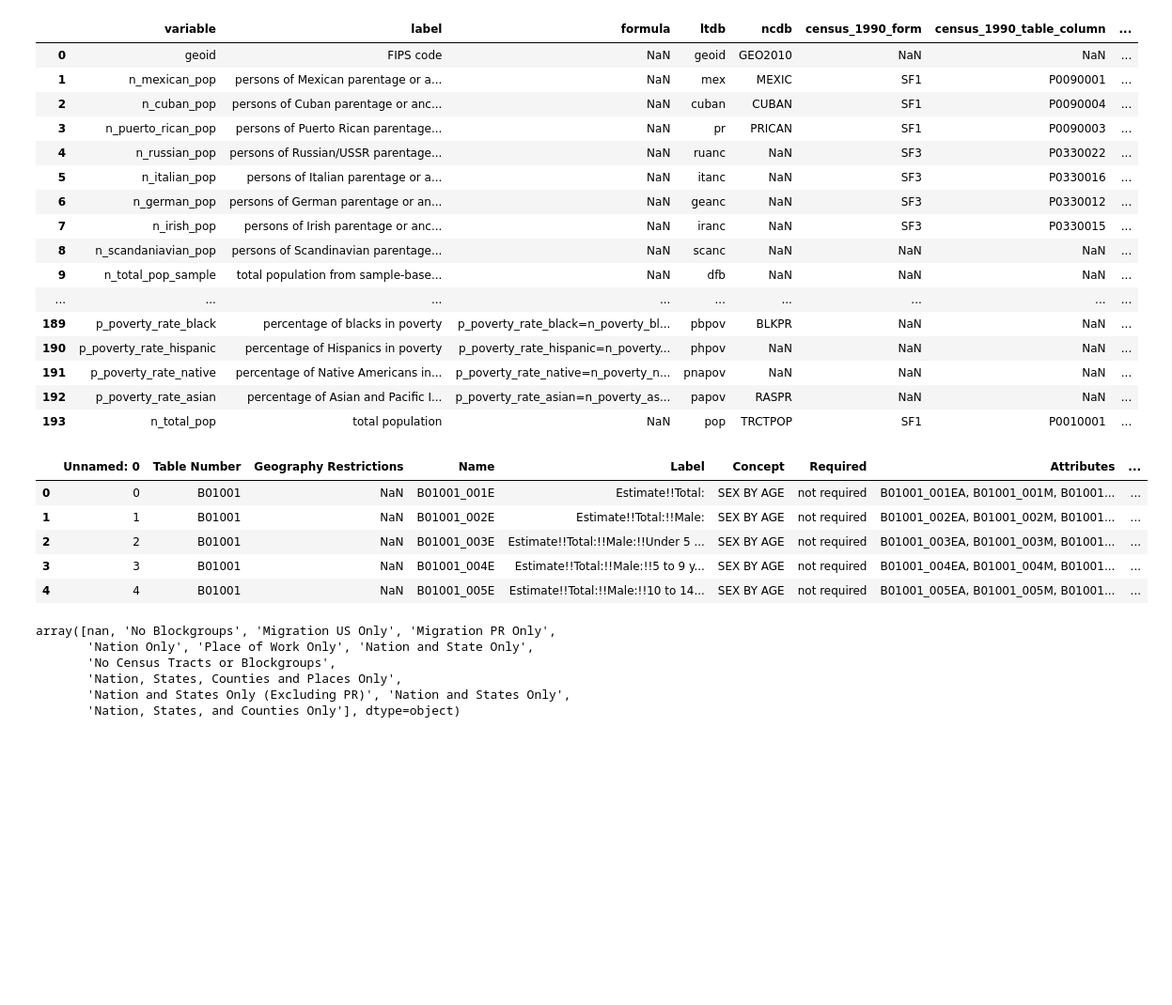
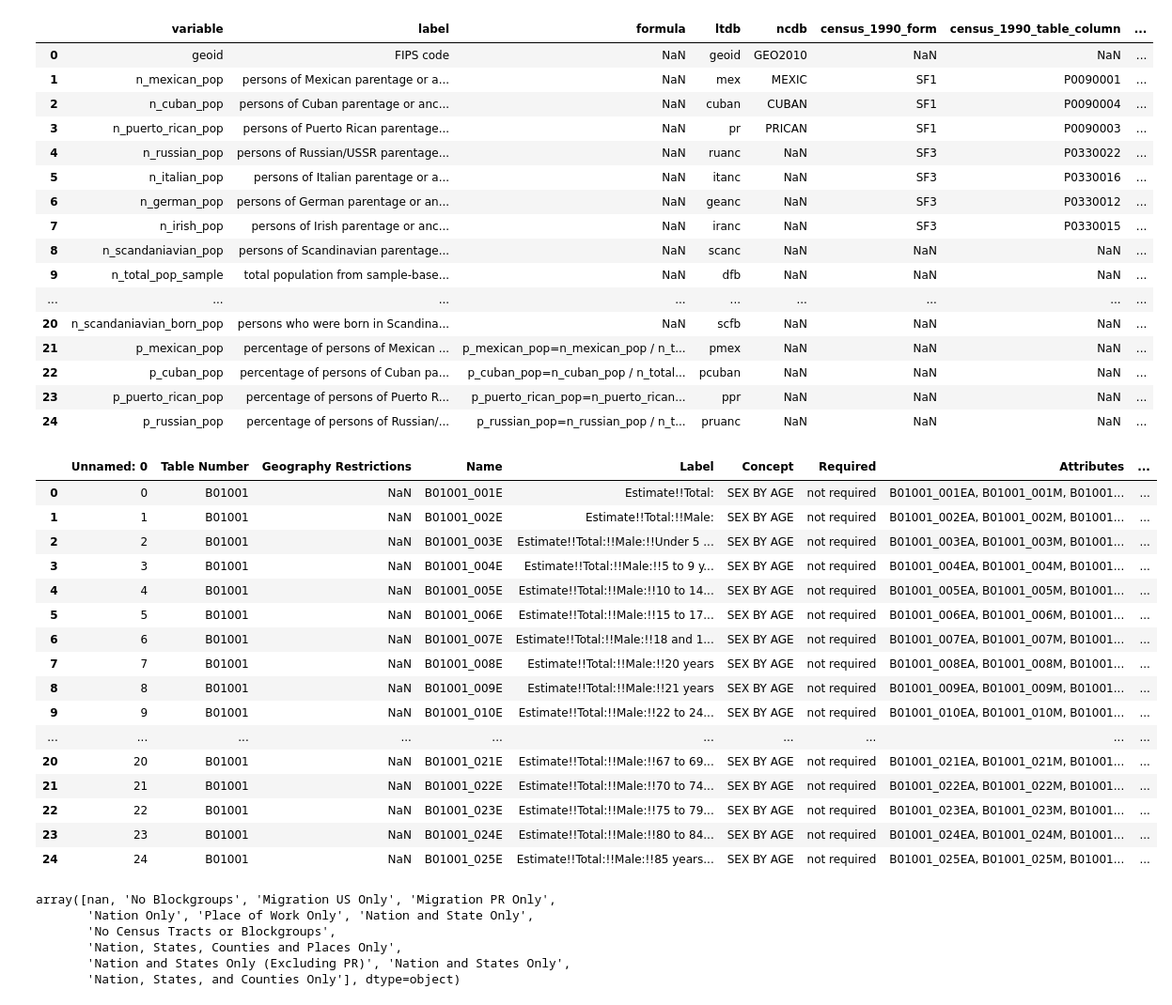
Before and after one commit to jchen321/geosnap4ed-1, a Jupyter notebook: census_reference_chart-02.ipynb, the cells around one changed output. Shown: that part at 94% size. Saved outputs shown, nothing was run; the diff lists cells and outputs as text; code cells hidden in the pictures; blank space fills up the shorter version.

```diff
--- a/census_reference_chart-02.ipynb
+++ b/census_reference_chart-02.ipynb
@@ -5,7 +5,7 @@ head = pd.read_csv("variables.csv")
 incoming = pd.read_csv("merge.csv")
 pd.options.display.max_rows = 999
 # %%
-head
+head.head(25)
 # %% [output]
 |  | variable | label | formula | ltdb | ncdb | census_1990_form | census_1990_table_column | ... |
 | 0 | geoid | FIPS code | NaN | geoid | GEO2010 | NaN | NaN | ... |
@@ -19,20 +19,31 @@ head
 | 8 | n_scandaniavian_pop | persons of Scandinavian parentage... | NaN | scanc | NaN | NaN | NaN | ... |
 | 9 | n_total_pop_sample | total population from sample-base... | NaN | dfb | NaN | NaN | NaN | ... |
 | ... | ... | ... | ... | ... | ... | ... | ... | ... |
-| 189 | p_poverty_rate_black | percentage of blacks in poverty | p_poverty_rate_black=n_poverty_bl... | pbpov | BLKPR | NaN | NaN | ... |
-| 190 | p_poverty_rate_hispanic | percentage of Hispanics in poverty | p_poverty_rate_hispanic=n_poverty... | phpov | NaN | NaN | NaN | ... |
-| 191 | p_poverty_rate_native | percentage of Native Americans in... | p_poverty_rate_native=n_poverty_n... | pnapov | NaN | NaN | NaN | ... |
-| 192 | p_poverty_rate_asian | percentage of Asian and Pacific I... | p_poverty_rate_asian=n_poverty_as... | papov | RASPR | NaN | NaN | ... |
-| 193 | n_total_pop | total population | NaN | pop | TRCTPOP | SF1 | P0010001 | ... |
+| 20 | n_scandaniavian_born_pop | persons who were born in Scandina... | NaN | scfb | NaN | NaN | NaN | ... |
+| 21 | p_mexican_pop | percentage of persons of Mexican ... | p_mexican_pop=n_mexican_pop / n_t... | pmex | NaN | NaN | NaN | ... |
+| 22 | p_cuban_pop | percentage of persons of Cuban pa... | p_cuban_pop=n_cuban_pop / n_total... | pcuban | NaN | NaN | NaN | ... |
+| 23 | p_puerto_rican_pop | percentage of persons of Puerto R... | p_puerto_rican_pop=n_puerto_rican... | ppr | NaN | NaN | NaN | ... |
+| 24 | p_russian_pop | percentage of persons of Russian/... | p_russian_pop=n_russian_pop / n_t... | pruanc | NaN | NaN | NaN | ... |
 # %%
-incoming.head()
+incoming.head(25)
 # %% [output]
 |  | Unnamed: 0 | Table Number | Geography Restrictions | Name | Label | Concept | Required | Attributes | ... |
 | 0 | 0 | B01001 | NaN | B01001_001E | Estimate!!Total: | SEX BY AGE | not required | B01001_001EA, B01001_001M, B01001... | ... |
 | 1 | 1 | B01001 | NaN | B01001_002E | Estimate!!Total:!!Male: | SEX BY AGE | not required | B01001_002EA, B01001_002M, B01001... | ... |
 | 2 | 2 | B01001 | NaN | B01001_003E | Estimate!!Total:!!Male:!!Under 5 ... | SEX BY AGE | not required | B01001_003EA, B01001_003M, B01001... | ... |
 | 3 | 3 | B01001 | NaN | B01001_004E | Estimate!!Total:!!Male:!!5 to 9 y... | SEX BY AGE | not required | B01001_004EA, B01001_004M, B01001... | ... |
 | 4 | 4 | B01001 | NaN | B01001_005E | Estimate!!Total:!!Male:!!10 to 14... | SEX BY AGE | not required | B01001_005EA, B01001_005M, B01001... | ... |
+| 5 | 5 | B01001 | NaN | B01001_006E | Estimate!!Total:!!Male:!!15 to 17... | SEX BY AGE | not required | B01001_006EA, B01001_006M, B01001... | ... |
+| 6 | 6 | B01001 | NaN | B01001_007E | Estimate!!Total:!!Male:!!18 and 1... | SEX BY AGE | not required | B01001_007EA, B01001_007M, B01001... | ... |
+| 7 | 7 | B01001 | NaN | B01001_008E | Estimate!!Total:!!Male:!!20 years | SEX BY AGE | not required | B01001_008EA, B01001_008M, B01001... | ... |
+| 8 | 8 | B01001 | NaN | B01001_009E | Estimate!!Total:!!Male:!!21 years | SEX BY AGE | not required | B01001_009EA, B01001_009M, B01001... | ... |
+| 9 | 9 | B01001 | NaN | B01001_010E | Estimate!!Total:!!Male:!!22 to 24... | SEX BY AGE | not required | B01001_010EA, B01001_010M, B01001... | ... |
+| ... | ... | ... | ... | ... | ... | ... | ... | ... | ... |
+| 20 | 20 | B01001 | NaN | B01001_021E | Estimate!!Total:!!Male:!!67 to 69... | SEX BY AGE | not required | B01001_021EA, B01001_021M, B01001... | ... |
+| 21 | 21 | B01001 | NaN | B01001_022E | Estimate!!Total:!!Male:!!70 to 74... | SEX BY AGE | not required | B01001_022EA, B01001_022M, B01001... | ... |
+| 22 | 22 | B01001 | NaN | B01001_023E | Estimate!!Total:!!Male:!!75 to 79... | SEX BY AGE | not required | B01001_023EA, B01001_023M, B01001... | ... |
+| 23 | 23 | B01001 | NaN | B01001_024E | Estimate!!Total:!!Male:!!80 to 84... | SEX BY AGE | not required | B01001_024EA, B01001_024M, B01001... | ... |
+| 24 | 24 | B01001 | NaN | B01001_025E | Estimate!!Total:!!Male:!!85 years... | SEX BY AGE | not required | B01001_025EA, B01001_025M, B01001... | ... |
 # %%
 inc = incoming[['Name','Geography Restrictions']].copy()
 # %%
```
Also changed, not shown: parts of 4 cells of this notebook.
